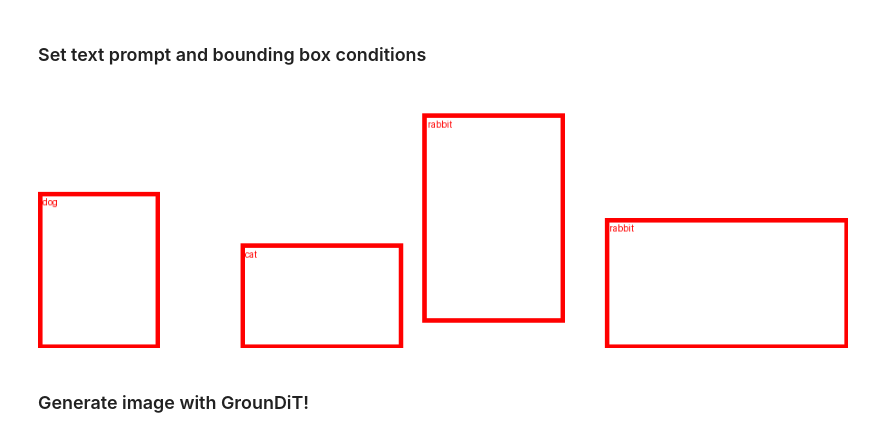
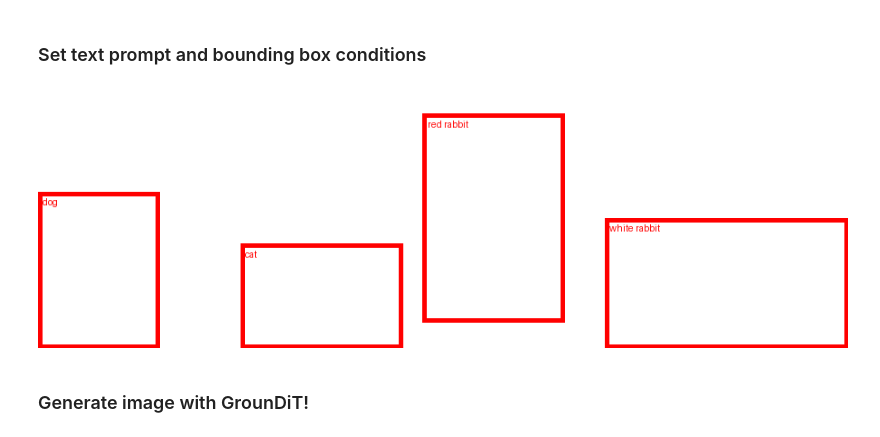
Before and after one commit to Rezaei-Parham/Artificial-Intelligence-CE417, a Jupyter notebook: groundit_demo.ipynb, the cells around one changed output. Cells and saved outputs as stored; diff of their text form; code cells hidden in the pictures.

```diff
--- a/groundit_demo.ipynb
+++ b/groundit_demo.ipynb
@@ -75,26 +75,26 @@ Some weights of the model checkpoint at PixArt-alpha/PixArt-XL-2-512x512 were no
 # %%
 # Text and bounding box conditions for GrounDiT
 # NOTE: Change the prompt and phrases to generate different images!
 data = {
     "prompt": "a picture of a dog sitting to the left of a cat, a red rabbit, and a white rabbit",
-    "phrases": ["dog", "cat", "rabbit", "rabbit"],
+    "phrases": ["dog", "cat", "red rabbit", "white rabbit"],
     "bboxes": [[[0.0, 0.4, 0.15, 1.0]], [[0.25, 0.6, 0.45, 1.0]], [[0.475, 0.1, 0.65, 0.9]], [[0.7, 0.5, 1.0, 1.0]]],
     "height": 288,
     "width": 896
 }
 
 # Set seed
 seed = 67
 
 # Visualize bounding boxes
 bbox_image = Image.new("RGB", (data["width"], data["height"]), (255, 255, 255))
 draw_box(
     bbox_image, data["bboxes"], ";".join(data["phrases"]),
     height=data["height"], width=data["width"]
 )
 bbox_image
 # %% [output]
-[figure, old version]
+[figure, new version]
 # %% [markdown]
 ### Generate image with GrounDiT!
 # %%
```
Also changed, not shown: parts of 1 cell of this notebook.
